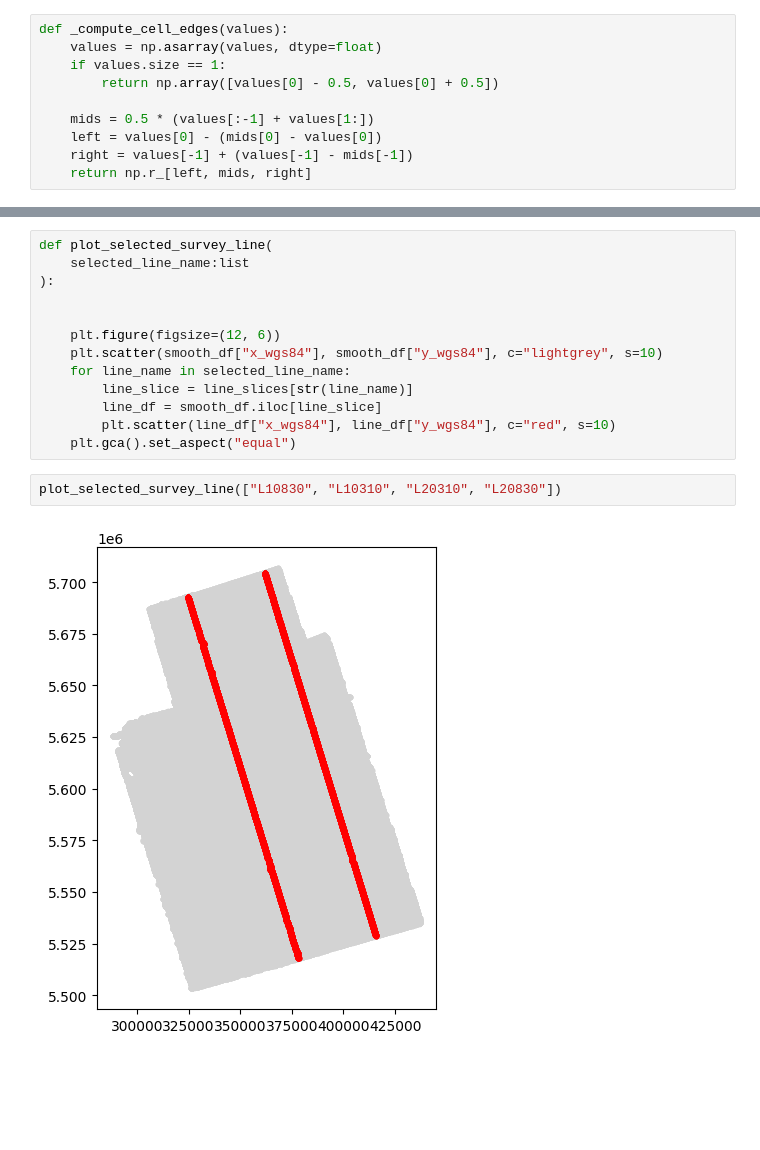
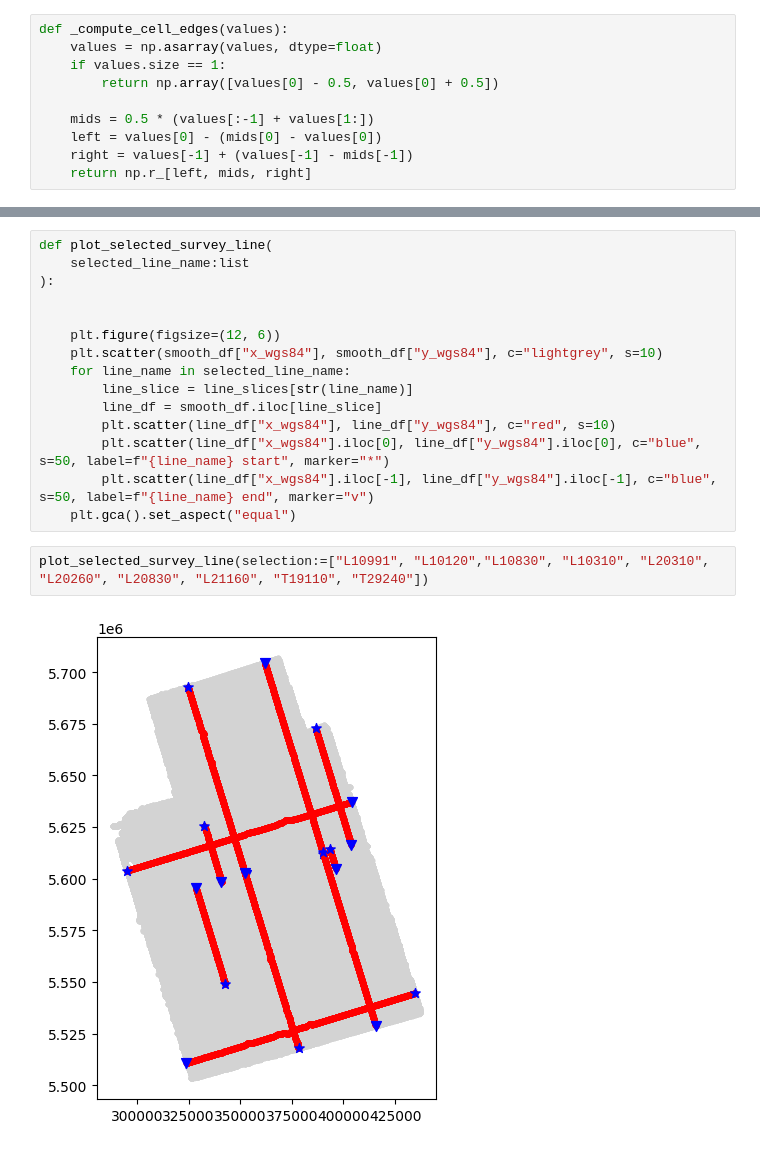
Before and after one commit to emgeolab/alberta_atem, a Jupyter notebook: notebooks/10.comprehesive_plot.ipynb, the cells around one changed output, grey strips where cells are left out. Drawn from its saved outputs; the diff is of its cells as text; blank space fills up the shorter version.

```diff
--- a/notebooks/10.comprehesive_plot.ipynb
+++ b/notebooks/10.comprehesive_plot.ipynb
@@ -326,8 +139,10 @@ def plot_selected_survey_line(
         line_slice = line_slices[str(line_name)]
         line_df = smooth_df.iloc[line_slice]
         plt.scatter(line_df["x_wgs84"], line_df["y_wgs84"], c="red", s=10)
+        plt.scatter(line_df["x_wgs84"].iloc[0], line_df["y_wgs84"].iloc[0], c="blue", s=50, label=f"{line_name} start", marker="*")
+        plt.scatter(line_df["x_wgs84"].iloc[-1], line_df["y_wgs84"].iloc[-1], c="blue", s=50, label=f"{line_name} end", marker="v")
     plt.gca().set_aspect("equal")
 # %%
-plot_selected_survey_line(["L10830", "L10310", "L20310", "L20830"])
+plot_selected_survey_line(selection:=["L10991", "L10120","L10830", "L10310", "L20310", "L20260", "L20830", "L21160", "T19110", "T29240"])
 # %% [output]
-[figure, old version]
+[figure, new version]
```
Also changed, not shown: parts of 13 cells of this notebook, 22 other files.
